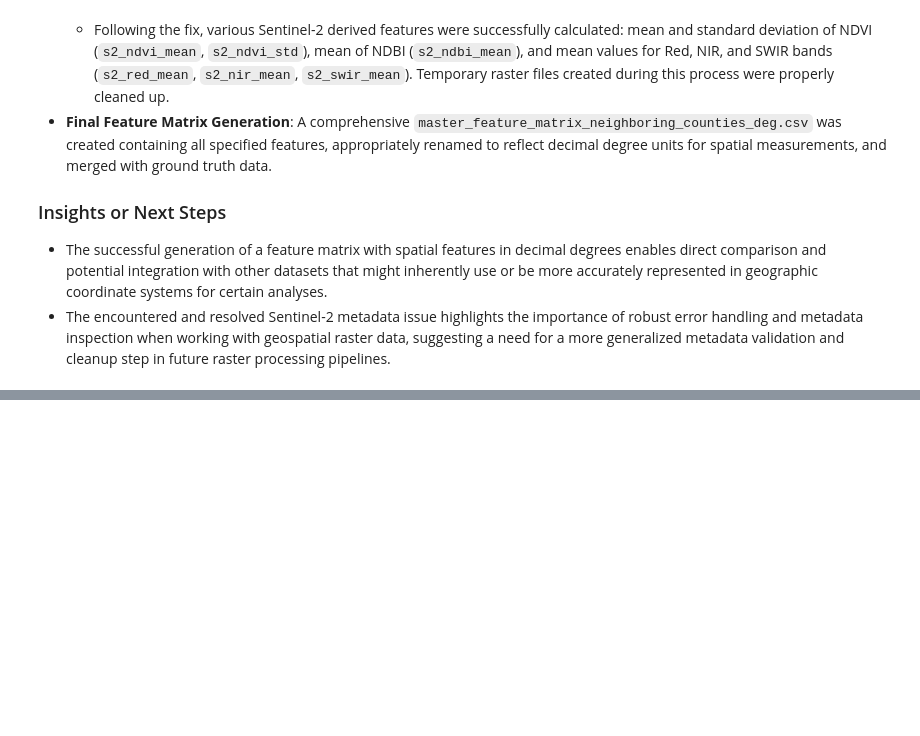
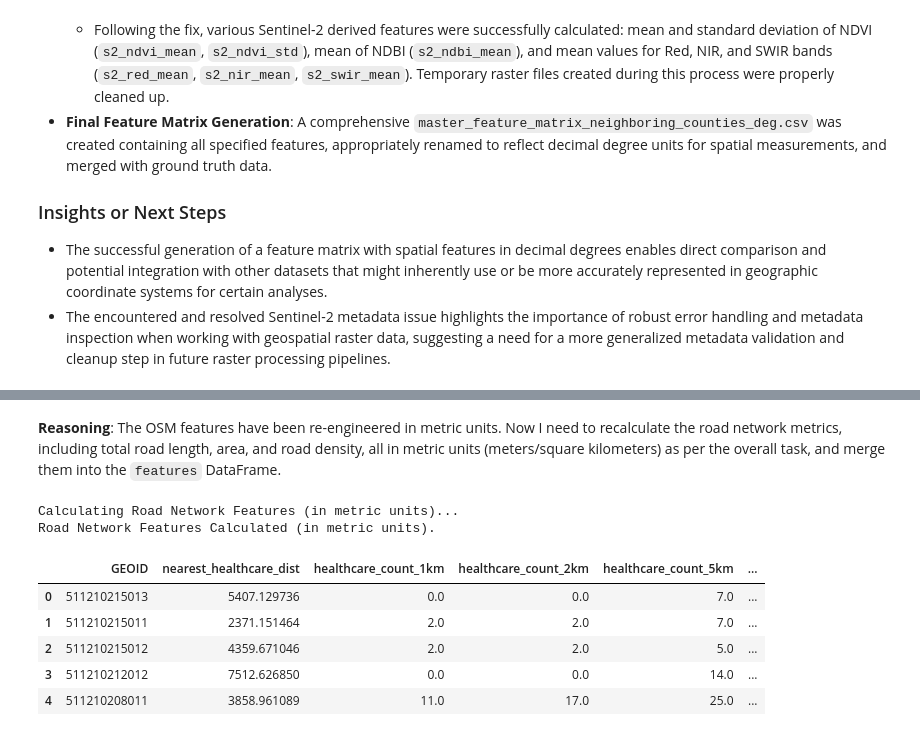
Before and after one commit to Bolu-Adekanmbi/Socioeconomic-Mapping, a Jupyter notebook: notebooks/version2_neighboring_counties.ipynb, the cells around one changed output, grey strips where cells are left out. Drawn from its saved outputs; the diff is of its cells as text; code cells hidden in the pictures; blank space fills up the shorter version.

Commit message:
Debugging some issues with missing columns

```diff
--- a/notebooks/version2_neighboring_counties.ipynb
+++ b/notebooks/version2_neighboring_counties.ipynb
@@ -6609,0 +6921,56 @@ The task was to generate a feature matrix for neighboring counties, mirroring th
+# %% [markdown]
+**Reasoning**:
+The OSM features have been re-engineered in metric units. Now I need to recalculate the road network metrics, including total road length, area, and road density, all in metric units (meters/square kilometers) as per the overall task, and merge them into the `features` DataFrame.
+# %%
+print("Calculating Road Network Features (in metric units)...")
+roads_path = os.path.join(DATA_DIR, "roads.gpkg")
+if os.path.exists(roads_path):
+    # Load roads and ensure they are in the projected CRS (metric)
+    roads = gpd.read_file(roads_path).to_crs(CRS_PROJECTED)
+
+    # Spatial Join to assign road segments to block groups and clip for accurate length
+    # bgs is already in CRS_PROJECTED from the previous step
+    roads_clipped = gpd.overlay(roads, bgs[['GEOID', 'geometry']], how='intersection')
+
+    # Calculate length in meters because CRS_PROJECTED is EPSG:32617 (UTM Zone 17N)
+    roads_clipped['length_m'] = roads_clipped.length
+
+    road_stats = roads_clipped.groupby('GEOID')['length_m'].sum().reset_index()
+    road_stats.rename(columns={'length_m': 'total_road_length_m'}, inplace=True)
+
+    # Calculate Area in Square Meters and convert to Square Kilometers
+    bgs_reproj = bgs.copy() # bgs is already in CRS_PROJECTED
+    bgs_reproj['area_sqm'] = bgs_reproj.geometry.area
+    bgs_reproj['area_sqkm'] = bgs_reproj['area_sqm'] / 1_000_000 # Convert to km^2
+
+    # Merge road length and area
+    road_stats = bgs_reproj[['GEOID', 'area_sqm', 'area_sqkm']].merge(road_stats, on='GEOID', how='left').fillna(0)
+
+    # Calculate Density (km per sq km)
+    # Handle division by zero for area_sqkm if any block groups have zero area
+    road_stats['road_density_km_per_sqkm'] = road_stats.apply(
+        lambda row: row['total_road_length_m'] / (row['area_sqkm'] * 1000) if row['area_sqkm'] > 0 else 0, # total_road_length_m / area_sqkm (converted to meters for calculation)
+        axis=1
+    )
+    # Adjusting for km/sqkm: total_road_length_m / 1000 to get km / area_sqkm
+    road_stats['road_density_km_per_sqkm'] = road_stats.apply(
+        lambda row: (row['total_road_length_m'] / 1000) / row['area_sqkm'] if row['area_sqkm'] > 0 else 0,
+        axis=1
+    )
+
+    # Merge only the newly calculated road features into the main features DataFrame
+    features = features.merge(road_stats[['GEOID', 'total_road_length_m', 'area_sqm', 'road_density_km_per_sqkm']], on='GEOID', how='left')
+    print("Road Network Features Calculated (in metric units).")
+else:
+    print("Roads file not found. Skipping road network feature calculation.")
+
+display(features.head())
+# %% [output]
+Calculating Road Network Features (in metric units)...
+Road Network Features Calculated (in metric units).
+|  | GEOID | nearest_healthcare_dist | healthcare_count_1km | healthcare_count_2km | healthcare_count_5km | ... |
+| 0 | 511210215013 | 5407.129736 | 0.0 | 0.0 | 7.0 | ... |
+| 1 | 511210215011 | 2371.151464 | 2.0 | 2.0 | 7.0 | ... |
+| 2 | 511210215012 | 4359.671046 | 2.0 | 2.0 | 5.0 | ... |
+| 3 | 511210212012 | 7512.626850 | 0.0 | 0.0 | 14.0 | ... |
+| 4 | 511210208011 | 3858.961089 | 11.0 | 17.0 | 25.0 | ... |
```
Also changed, not shown: parts of 36 cells of this notebook.
